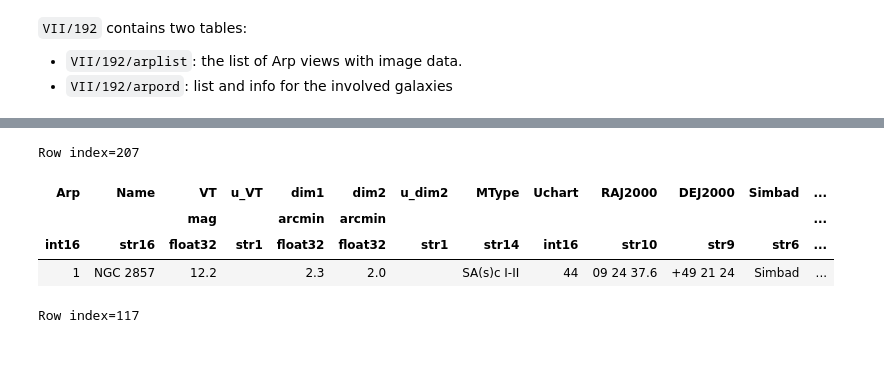
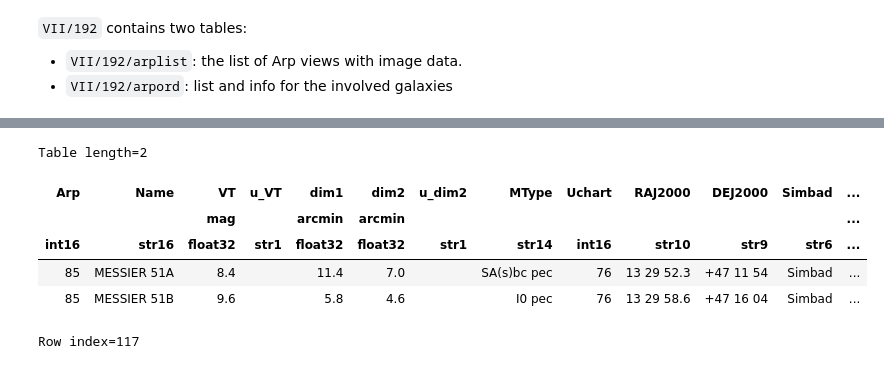
Before and after one commit to Westminster-Astronomical-Society/AL_Northern_Arp_Program, a Jupyter notebook: Arp_Peculiar_Galaxies.ipynb, the cells around one changed output, grey strips where cells are left out. Cells and saved outputs as stored; diff of their text form; code cells hidden in the pictures.

```diff
--- a/Arp_Peculiar_Galaxies.ipynb
+++ b/Arp_Peculiar_Galaxies.ipynb
@@ -78,13 +83,14 @@ DEJ2000    str8
 arpord.add_index('Arp')
 arplist.add_index('Arp')
 # %%
-arplist.loc[1]
+arplist.loc[85]
 # %% [output]
-Row index=207
+Table length=2
 | Arp | Name | VT | u_VT | dim1 | dim2 | u_dim2 | MType | Uchart | RAJ2000 | DEJ2000 | Simbad | ... |
 |  |  | mag |  | arcmin | arcmin |  |  |  |  |  |  | ... |
 | int16 | str16 | float32 | str1 | float32 | float32 | str1 | str14 | int16 | str10 | str9 | str6 | ... |
-| 1 | NGC 2857 | 12.2 |  | 2.3 | 2.0 |  | SA(s)c I-II | 44 | 09 24 37.6 | +49 21 24 | Simbad | ... |
+| 85 | MESSIER 51A | 8.4 |  | 11.4 | 7.0 |  | SA(s)bc pec | 76 | 13 29 52.3 | +47 11 54 | Simbad | ... |
+| 85 | MESSIER 51B | 9.6 |  | 5.8 | 4.6 |  | I0 pec | 76 | 13 29 58.6 | +47 16 04 | Simbad | ... |
 # %%
 # correct the Declination for Arp 118
 arpord.loc[118]['DEJ2000'] = '-00 10.6'
```
Also changed, not shown: parts of 8 cells of this notebook.
